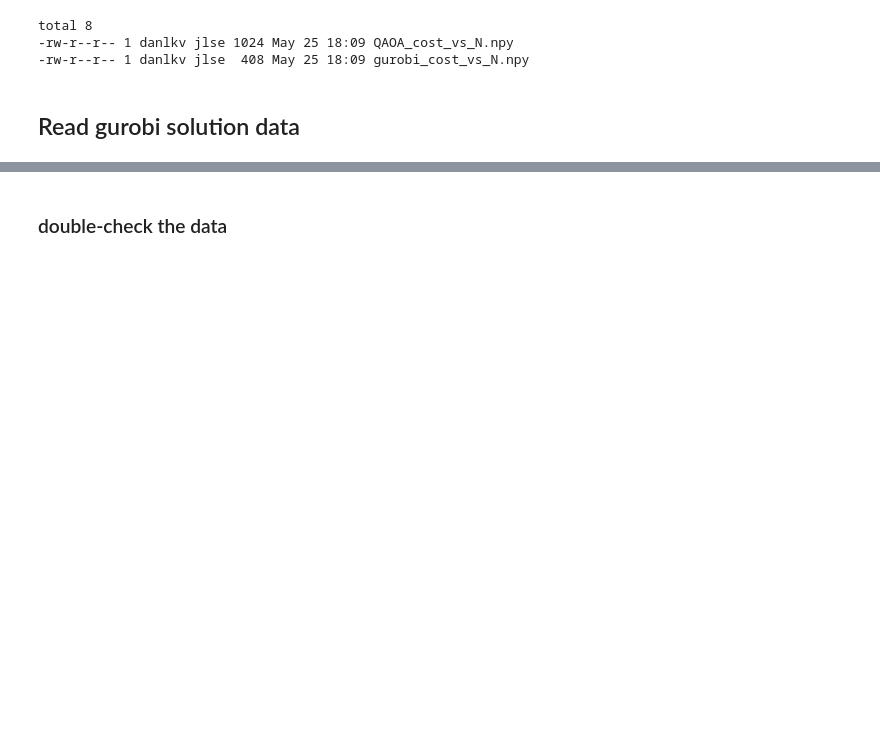
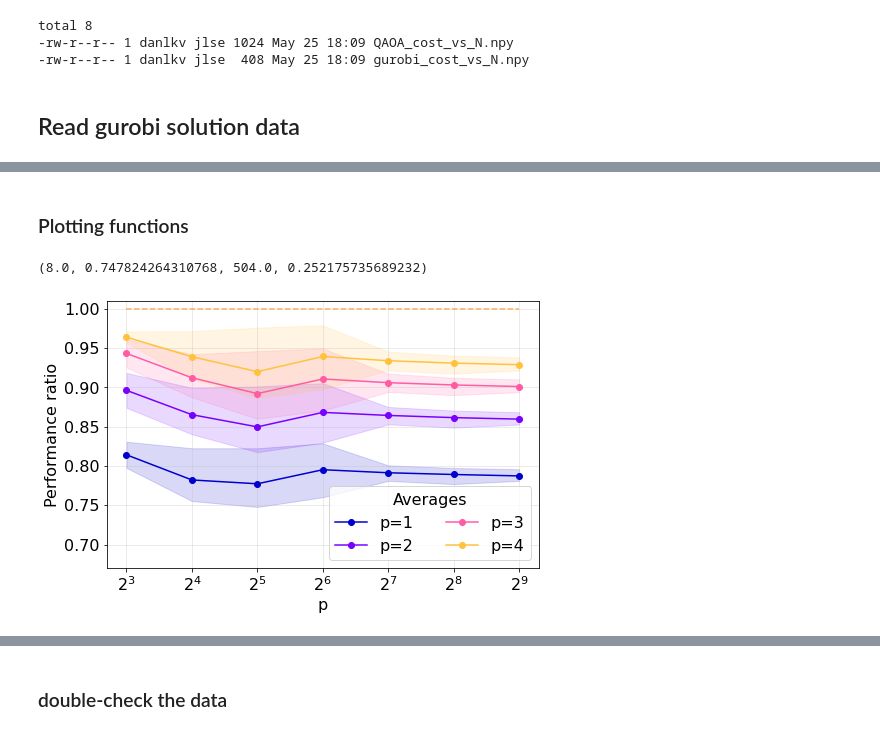
Before and after one commit to danlkv/fixed-angle-QAOA, a Jupyter notebook: plots/Heuristic plot AR vs N.ipynb, the cells around one changed output, grey strips where cells are left out. Drawn from its saved outputs; the diff is of its cells as text; code cells hidden in the pictures; blank space fills up the shorter version.

Commit message:
add ar vs n plots

```diff
--- a/plots/Heuristic plot AR vs N.ipynb
+++ b/plots/Heuristic plot AR vs N.ipynb
@@ -5,6 +5,8 @@ import qtensor
 import networkx as nx
 import matplotlib.pyplot as plt
 import numpy as np
+import matplotlib as mpl
+mpl.rcParams.update({'font.size': 16})
 # %%
 ls -l ../data
 # %% [output]
@@ -34,0 +62,48 @@ json.dump(qtensor.tools.BETHE_QAOA_VALUES, open('../data/angles.json', 'w+'))
+# %%
+def plot_with_range(x, data, color,
+                    label='Average',
+                    shade_label='',
+                    alpha=0.15
+                   ):
+    mi = data.min(-1)
+    av = np.average(data, -1)
+    ma = data.max(-1)
+
+    plt.plot(x, av,'o-', label=label, color=color)
+    #plt.plot(np.arange(1,12),maxAR,'.-',label='Max', color=c_prim)
+    #plt.plot(np.arange(1,12),minAR,'.-', label='Minimum', color=c_prim)
+    plt.fill_between(x, mi, ma, color=color, alpha=alpha, label=shade_label)
+# %% [markdown]
+### Plotting functions
+# %%
+def plot_pr_p(x, data, c_prim, c_sec, alpha=0.15, axsize=(6, 6/1.618)):
+    margin = (0.2, 0.2)
+    fig = plt.figure(figsize=(axsize[0]+1.5, axsize[1]+.8))
+    add_sized_axis(fig, axsize)
+    #plt.subplots_adjust(left=0.15,right=0.85)
+    colors_p = iter(get_colors(num=len(data), offset=0.2))
+    for i, data_p in enumerate(data):
+        p = i+1
+        plot_with_range(x, data_p,
+                        color=next(colors_p),
+                        label=f'p={p}'
+                       )
+
+    plt.hlines(1, min(x), max(x), color=c_sec, linestyle='--')
+
+    ax = plt.gca()
+    plt.ylim(0.67, 1.01)
+    plt.xlabel('p')
+    plt.ylabel('Performance ratio')
+    plt.legend(title='Averages', loc='lower right', ncol=2)
+    plt.grid(alpha=0.3)
+    print(plt.gca().dataLim.bounds)
+    return fig
+# %%
+plot_pr_p(SIZES, qaoa_sol/gw_sol[:,:4], c_prim, c_sec)
+plt.xscale('log', base=2)
+
+plt.savefig('./pdf/pr_vs_N.pdf')
+# %% [output]
+(8.0, 0.747824264310768, 504.0, 0.252175735689232)
+[figure, added]
```
Also changed, not shown: parts of 12 cells of this notebook, 4 other files.
